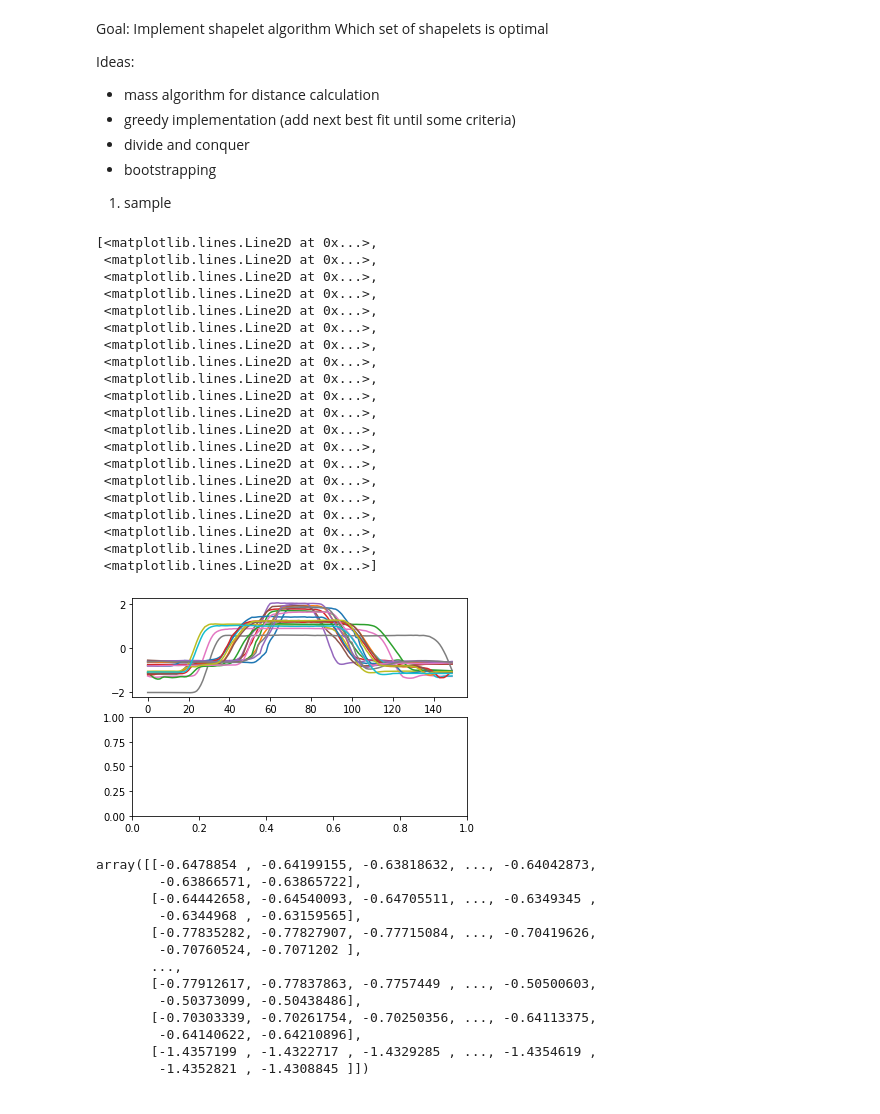
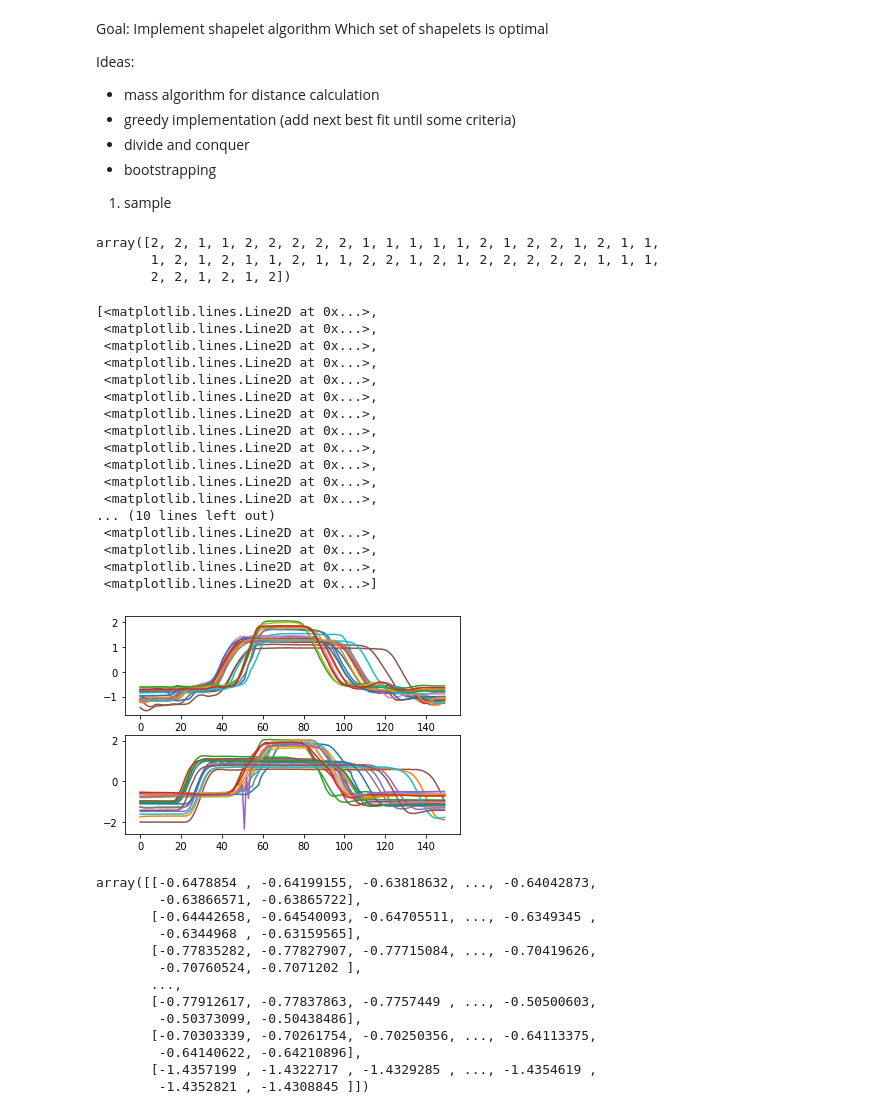
Before and after one commit to papelero/greedy_shapelets, a Jupyter notebook: workbook.ipynb, the cells around one changed output. Cells and saved outputs as stored; diff of their text form; code cells hidden in the pictures.

```diff
--- a/workbook.ipynb
+++ b/workbook.ipynb
@@ -21,33 +21,37 @@ Ideas:
 - bootstrapping
 
 1. sample
+# %%
+y_train
+# %% [output]
+array([2, 2, 1, 1, 2, 2, 2, 2, 2, 1, 1, 1, 1, 1, 2, 1, 2, 2, 1, 2, 1, 1,
+       1, 2, 1, 2, 1, 1, 2, 1, 1, 2, 2, 1, 2, 1, 2, 2, 2, 2, 2, 1, 1, 1,
+       2, 2, 1, 2, 1, 2])
 # %%
 X_train.shape
 
 fig, ax = plt.subplots(2)
-ax[0].plot(X_train[:20].T)
+ax[0].plot(X_train[y_train==1].T)
+ax[1].plot(X_train[y_train==2].T)
 # %% [output]
 [<matplotlib.lines.Line2D at 0x...>,
  <matplotlib.lines.Line2D at 0x...>,
  <matplotlib.lines.Line2D at 0x...>,
  <matplotlib.lines.Line2D at 0x...>,
  <matplotlib.lines.Line2D at 0x...>,
  <matplotlib.lines.Line2D at 0x...>,
  <matplotlib.lines.Line2D at 0x...>,
  <matplotlib.lines.Line2D at 0x...>,
  <matplotlib.lines.Line2D at 0x...>,
  <matplotlib.lines.Line2D at 0x...>,
  <matplotlib.lines.Line2D at 0x...>,
  <matplotlib.lines.Line2D at 0x...>,
- <matplotlib.lines.Line2D at 0x...>,
- <matplotlib.lines.Line2D at 0x...>,
- <matplotlib.lines.Line2D at 0x...>,
- <matplotlib.lines.Line2D at 0x...>,
+... (10 lines left out)
  <matplotlib.lines.Line2D at 0x...>,
  <matplotlib.lines.Line2D at 0x...>,
  <matplotlib.lines.Line2D at 0x...>,
  <matplotlib.lines.Line2D at 0x...>]
-[figure, old version]
+[figure, new version]
 # %%
 X_train
 # %% [output]
```
Also changed, not shown: parts of 7 cells of this notebook.
